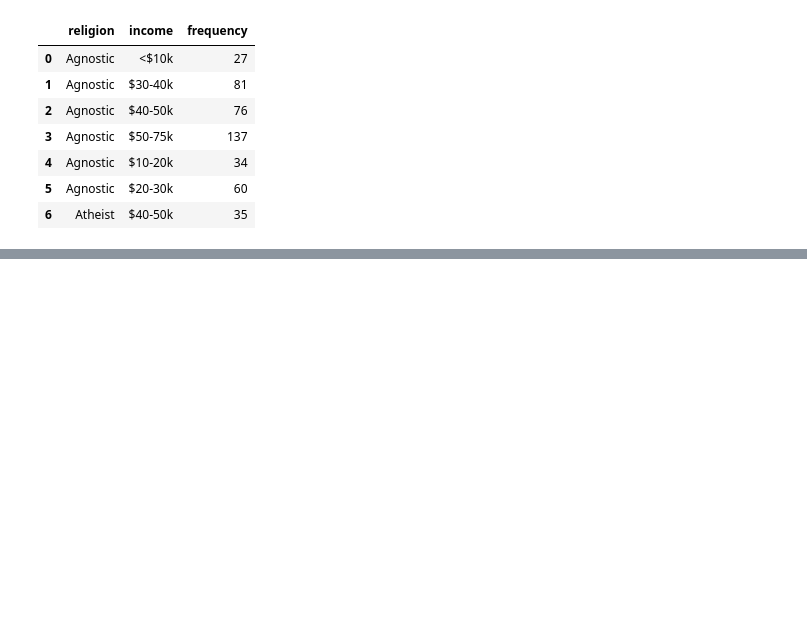
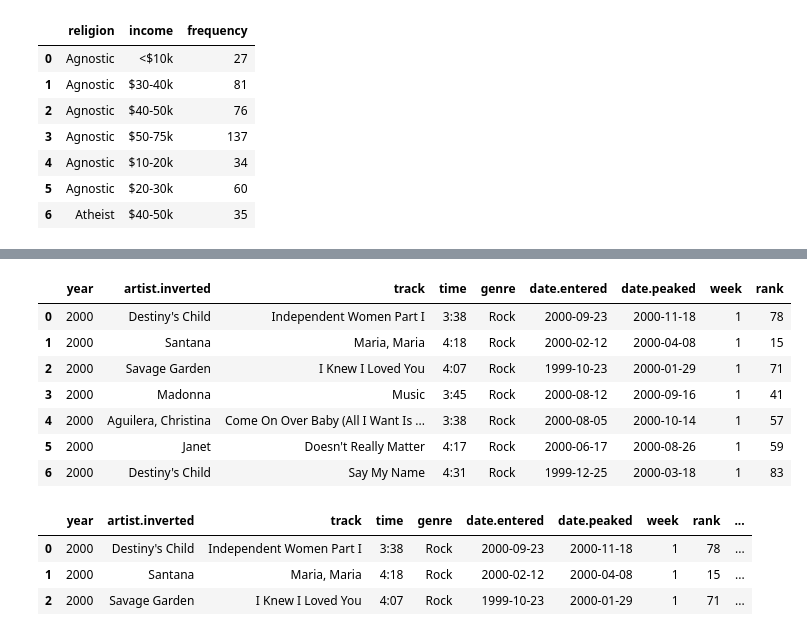
Before and after one commit to joeelorm/Data_Science, a Jupyter notebook: Data Cleaninig/Tidy Data.ipynb, the cells around one changed output, grey strips where cells are left out. Cells and saved outputs as stored; diff of their text form; code cells hidden in the pictures; blank space fills up the shorter version.

```diff
--- a/Data Cleaninig/Tidy Data.ipynb
+++ b/Data Cleaninig/Tidy Data.ipynb
@@ -41,0 +68,31 @@ melted_data.head(7)
+# %%
+#formatting the week column to select any number of digits from the strings in the column
+billboard_data_melt['week'] = billboard_data_melt['week'].str.extract('(\d+)', expand = False).astype(int)
+
+#dropping NaN/Null Values
+billboard_data_melt = billboard_data_melt.dropna()
+
+#converting the type of the rank column to integer
+billboard_data_melt['rank'] = billboard_data_melt['rank'].astype(int)
+
+billboard_data_melt.head(7)
+# %% [output]
+|  | year | artist.inverted | track | time | genre | date.entered | date.peaked | week | rank |
+| 0 | 2000 | Destiny's Child | Independent Women Part I | 3:38 | Rock | 2000-09-23 | 2000-11-18 | 1 | 78 |
+| 1 | 2000 | Santana | Maria, Maria | 4:18 | Rock | 2000-02-12 | 2000-04-08 | 1 | 15 |
+| 2 | 2000 | Savage Garden | I Knew I Loved You | 4:07 | Rock | 1999-10-23 | 2000-01-29 | 1 | 71 |
+| 3 | 2000 | Madonna | Music | 3:45 | Rock | 2000-08-12 | 2000-09-16 | 1 | 41 |
+| 4 | 2000 | Aguilera, Christina | Come On Over Baby (All I Want Is ... | 3:38 | Rock | 2000-08-05 | 2000-10-14 | 1 | 57 |
+| 5 | 2000 | Janet | Doesn't Really Matter | 4:17 | Rock | 2000-06-17 | 2000-08-26 | 1 | 59 |
+| 6 | 2000 | Destiny's Child | Say My Name | 4:31 | Rock | 1999-12-25 | 2000-03-18 | 1 | 83 |
+# %%
+#creating a date column
+billboard_data_melt['date'] = pd.to_datetime(billboard_data_melt['date.entered']) + pd.to_timedelta(
+                                billboard_data_melt['week'], unit = 'w') - pd.DateOffset(weeks = 1)
+
+billboard_data_melt.head(3)
+# %% [output]
+|  | year | artist.inverted | track | time | genre | date.entered | date.peaked | week | rank | ... |
+| 0 | 2000 | Destiny's Child | Independent Women Part I | 3:38 | Rock | 2000-09-23 | 2000-11-18 | 1 | 78 | ... |
+| 1 | 2000 | Santana | Maria, Maria | 4:18 | Rock | 2000-02-12 | 2000-04-08 | 1 | 15 | ... |
+| 2 | 2000 | Savage Garden | I Knew I Loved You | 4:07 | Rock | 1999-10-23 | 2000-01-29 | 1 | 71 | ... |
```
Also changed, not shown: parts of 7 cells of this notebook.
